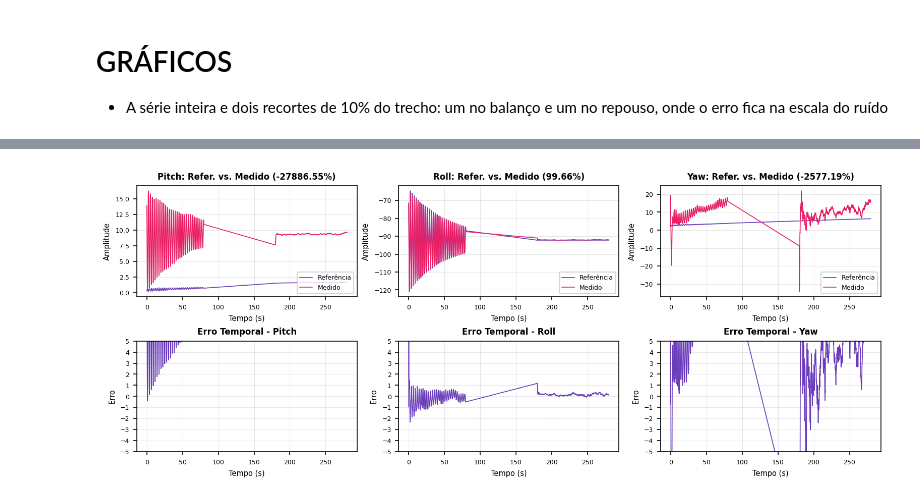
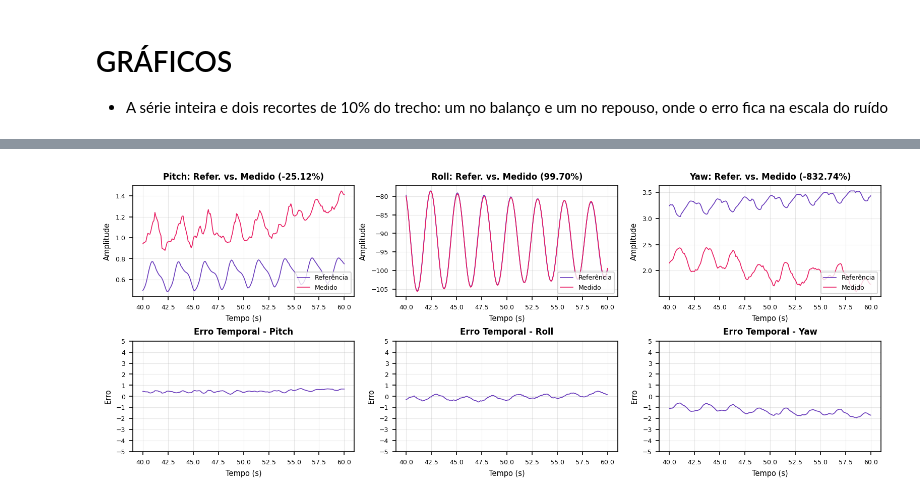
Before and after one commit to KlaussMarchi/MRU, a Jupyter notebook: Calibration/Analysis.ipynb, the cells around one changed output, grey strips where cells are left out. Cells and saved outputs as stored; diff of their text form; code cells hidden in the pictures.

```diff
--- a/Calibration/Analysis.ipynb
+++ b/Calibration/Analysis.ipynb
@@ -130,26 +124,23 @@ pd.DataFrame(metrics).T
 # GRÁFICOS
 - A série inteira e dois recortes de 10% do trecho: um no balanço e um no repouso, onde o erro fica na escala do ruído
 # %%
-ZOOM = (0.15, 0.25)
+LIMITS = (40, 60)
 
-# RECORTE POR FRAÇÃO DO TEMPO: O ÂNGULO DA ESTRATÉGIA CONTRA O DA REFERÊNCIA
-def plotCurves(df, var, limits=(0, 1)):
-    t_min, t_max = df.time.min(), df.time.max()
-    delta  = (t_max - t_min)
-    window = df.loc[(df.time >= t_min + delta*limits[0]) & (df.time <= t_min + delta*limits[1])]
+def plotCurves(df, var, limits=None):
+    global metrics
+    xmin, xmax = (df.time.min(), df.time.max()) if limits is None else limits
+    window = df.loc[(df.time >= xmin) & (df.time <= xmax)]
     error  = window[var] - window[f'{var}_ref']
 
     plt.plot(window.time, window[f'{var}_ref'], label='referência', color='blue', linewidth=2)
     plt.plot(window.time, window[var], label='estratégia', color='red', linewidth=1)
-
-    plt.title(f'{var}: mae={np.mean(np.abs(error)):.3f}° ({window.time.min():.0f} a {window.time.max():.0f} s)')
+    plt.title(f'{var}: mae={metrics[var]["mae"]:.2f}°/R2={np.abs(metrics[var]["r2"]*100):.2f}% ({window.time.min():.0f} a {window.time.max():.0f} s)')
     plt.xlabel('tempo (s)'); plt.ylabel('graus'); plt.grid(alpha=0.3); plt.legend()
-
 
 for var in ANGLES:
     plt.figure(figsize=(20, 4))
     plt.subplot(1, 3, 1); plotCurves(df, var)
-    plt.subplot(1, 3, 2); plotCurves(motion, var, ZOOM)
-    plt.subplot(1, 3, 3); plotCurves(static, var, ZOOM)
+    plt.subplot(1, 3, 2); plotCurves(motion, var, LIMITS)
+    plt.subplot(1, 3, 3); plotCurves(static, var)
     plt.tight_layout(); plt.show()
 # %% [output]
@@ -164,33 +152,38 @@ for var in ANGLES:
 # %%
 PURPLE = '#6A3CBC'
 PINK   = '#E91E63'
 
-def plotRef(df, var):
-    plt.plot(df.time, df[f'{var}_ref'], color=PURPLE, linewidth=0.8, label='Referência')
-    plt.plot(df.time, df[var], color=PINK, linewidth=0.8, label='Medido')
+def plotRef(df, var, limits=None):
+    xmin, xmax = (df.time.min(), df.time.max()) if limits is None else limits
+    window = df.loc[(df.time >= xmin) & (df.time <= xmax)]
 
+    plt.plot(window.time, window[f'{var}_ref'], color=PURPLE, linewidth=0.8, label='Referência')
+    plt.plot(window.time, window[var], color=PINK, linewidth=0.8, label='Medido')
     plt.title(f'{var.capitalize()}: Refer. vs. Medido ({metrics[var]["r2"]*100:.2f}%)', fontsize=8, fontweight='bold')
     plt.xlabel('Tempo (s)', fontsize=7); plt.ylabel('Amplitude', fontsize=7)
     plt.legend(fontsize=6, loc='lower right'); plt.tick_params(labelsize=6); plt.grid(alpha=0.3, linewidth=0.5)
 
-def plotError(df, var):
-    plt.plot(df.time, df[var] - df[f'{var}_ref'], color=PURPLE, linewidth=0.8)
+def plotError(df, var, limits=None):
+    xmin, xmax = (df.time.min(), df.time.max()) if limits is None else limits
+    window = df.loc[(df.time >= xmin) & (df.time <= xmax)]
 
+    plt.plot(window.time, window[var] - window[f'{var}_ref'], color=PURPLE, linewidth=0.8)
     plt.title(f'Erro Temporal - {var.capitalize()}', fontsize=8, fontweight='bold')
     plt.xlabel('Tempo (s)', fontsize=7); plt.ylabel('Erro', fontsize=7)
     plt.ylim(-5, 5); plt.yticks(range(-5, 6)); plt.tick_params(labelsize=6); plt.grid(alpha=0.3, linewidth=0.5)
 
 
 plt.figure(figsize=(len(ANGLES)*250/72, 2*150/72), dpi=150)
-
 for i, var in enumerate(ANGLES):
-    plt.subplot(2, len(ANGLES), i+1);             plotRef(df, var)
-    plt.subplot(2, len(ANGLES), i+1+len(ANGLES)); plotError(df, var)
+    plt.subplot(2, len(ANGLES), i+1)
+    plotRef(df, var, LIMITS)
+    plt.subplot(2, len(ANGLES), i+1+len(ANGLES))
+    plotError(df, var, LIMITS)
 
 plt.tight_layout(pad=0.5)
 plt.show()
 # %% [output]
-[figure, old version]
+[figure, new version]
 # %%
 CERTIFICATE = 'Certificate/results'
 
```
Also changed, not shown: parts of 6 cells of this notebook, 27 other files.
